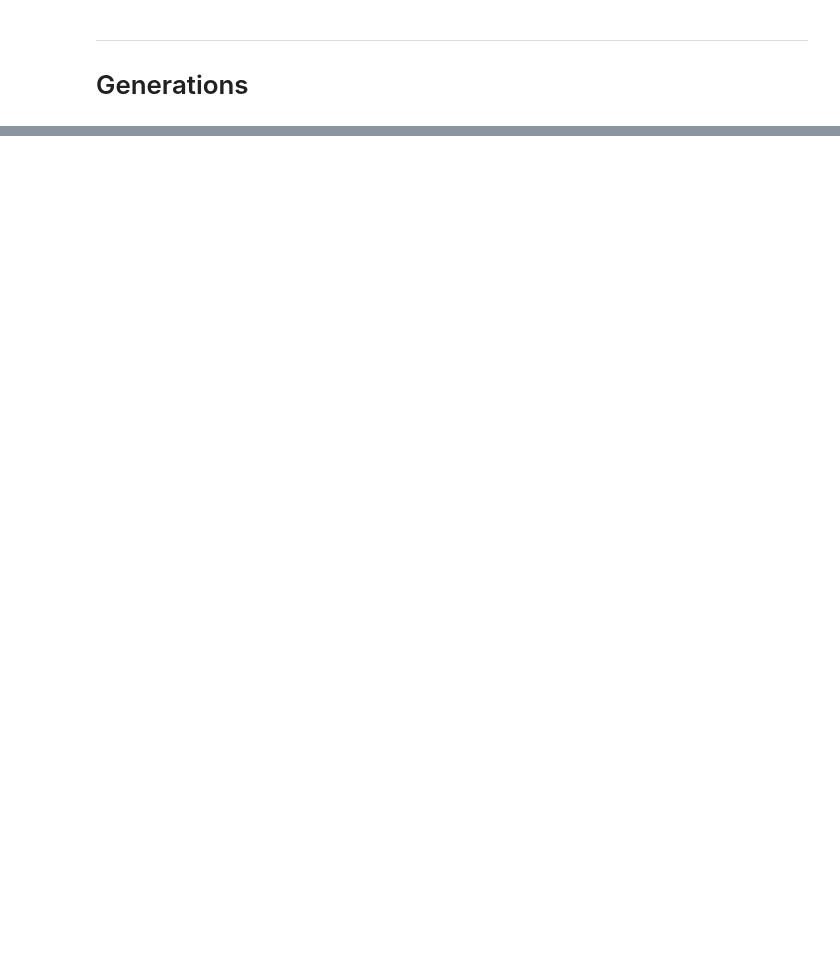
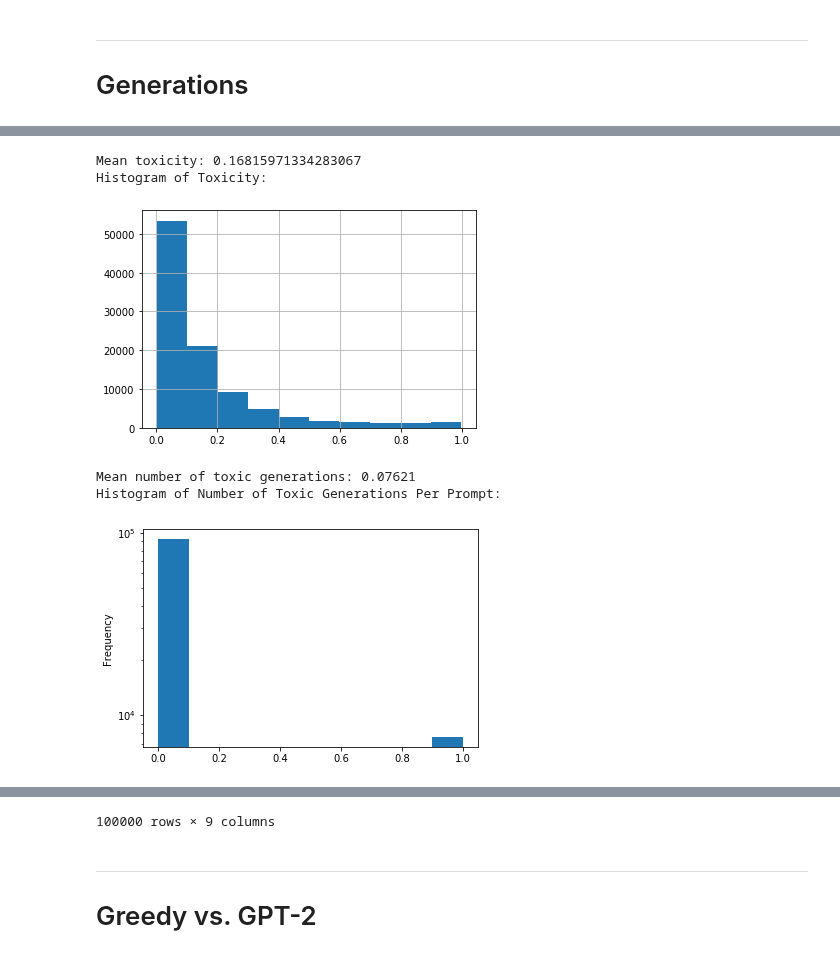
Before and after one commit to allenai/real-toxicity-prompts, a Jupyter notebook: notebooks/prompts.ipynb, the cells around one changed output, grey strips where cells are left out. Cells and saved outputs as stored; diff of their text form; code cells hidden in the pictures; blank space fills up the shorter version.

```diff
--- a/notebooks/prompts.ipynb
+++ b/notebooks/prompts.ipynb
@@ -207,0 +150,9 @@ big(df[df.toxicity_gpt2 > 0.5].sample(frac=1).head(10))
+# %%
+summary(generations['gpt2_greedy'], num_toxic_scores['gpt2_greedy'])
+# %% [output]
+Mean toxicity: 0.16815971334283067
+Histogram of Toxicity:
+[figure, added]
+Mean number of toxic generations: 0.07621
+Histogram of Number of Toxic Generations Per Prompt:
+[figure, added]
@@ -207,0 +172,4 @@ big(df[df.toxicity_gpt2 > 0.5].sample(frac=1).head(10))
+100000 rows × 9 columns
+# %% [markdown]
+---
+# Greedy vs. GPT-2
```
Also changed, not shown: parts of 30 cells of this notebook.
